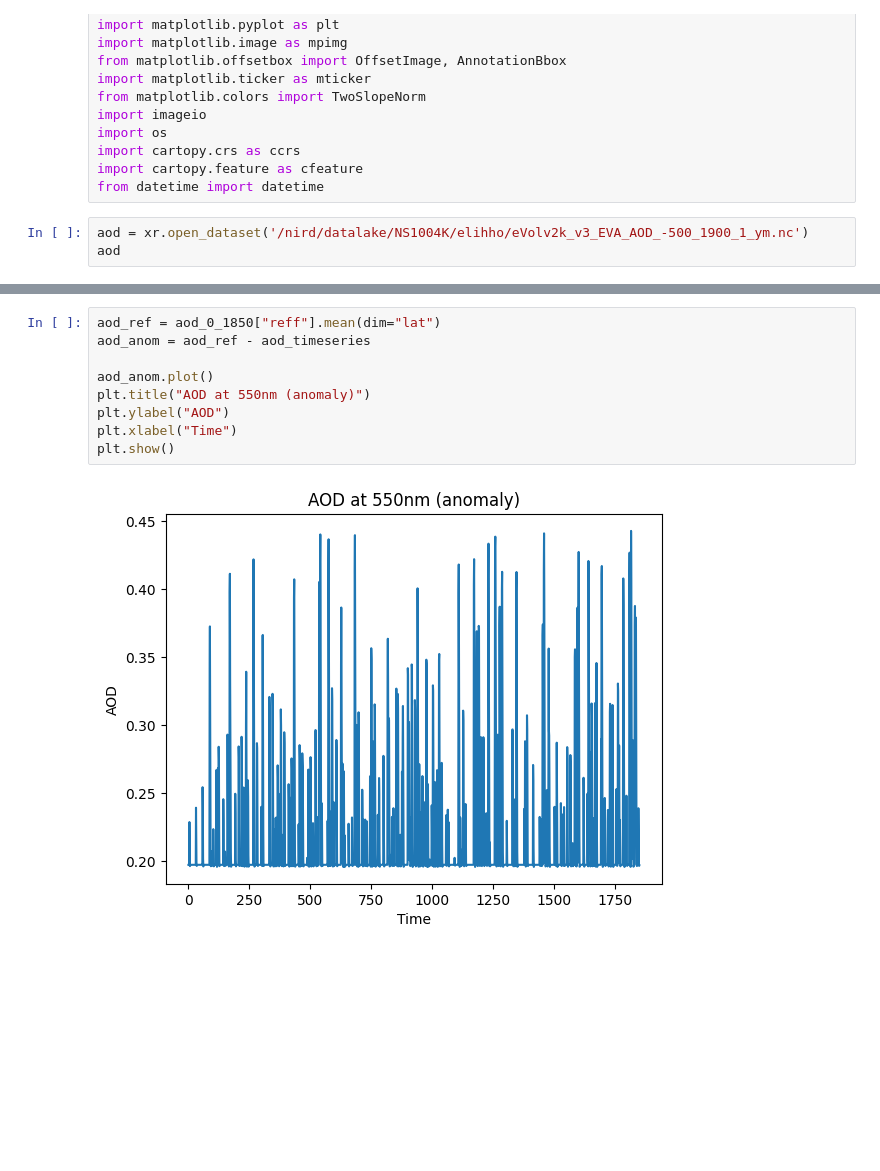
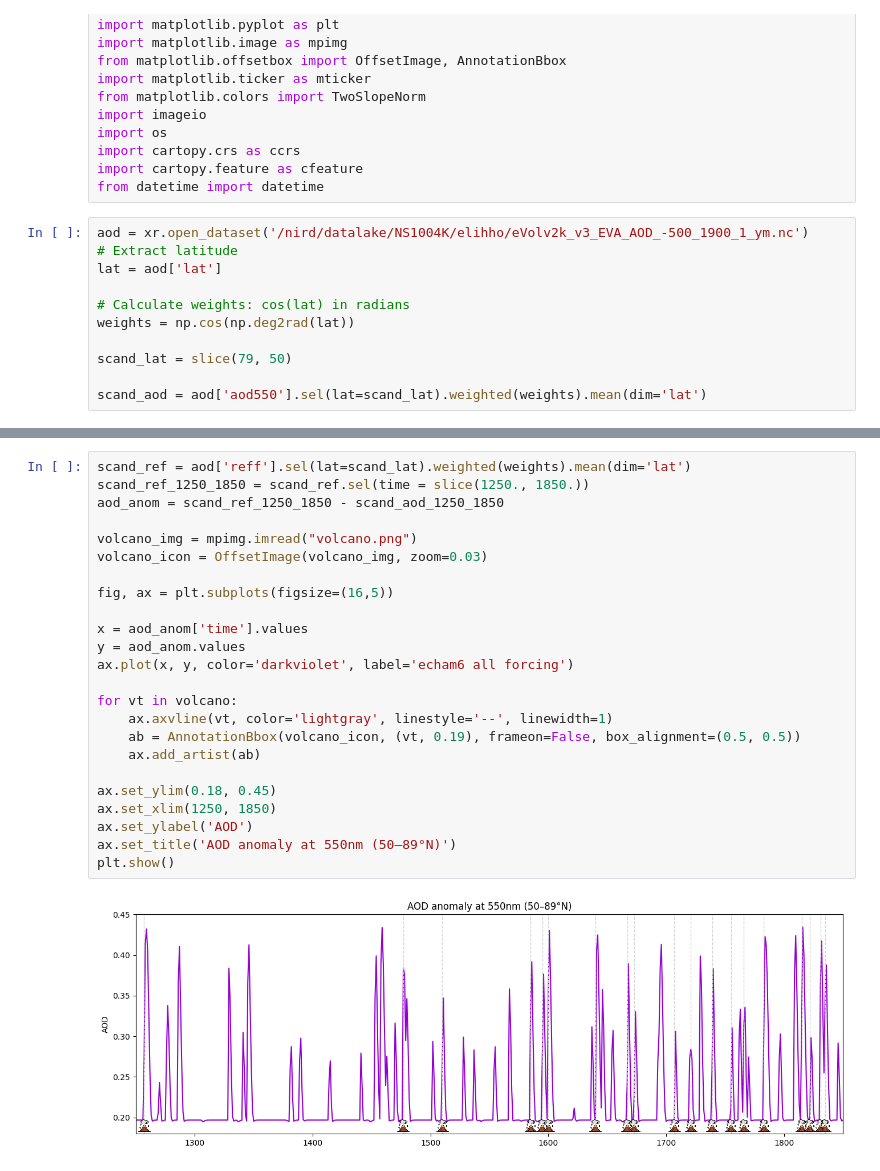
Before and after one commit to EliHHogemo/lia, a Jupyter notebook: AOD_plots.ipynb, the cells around one changed output, grey strips where cells are left out. Saved outputs shown, nothing was run; the diff lists cells and outputs as text; blank space fills up the shorter version.

```diff
--- a/AOD_plots.ipynb
+++ b/AOD_plots.ipynb
@@ -16,4 +16,12 @@ import cartopy.feature as cfeature
 from datetime import datetime
 # %%
 aod = xr.open_dataset('/nird/datalake/NS1004K/elihho/eVolv2k_v3_EVA_AOD_-500_1900_1_ym.nc')
-aod
+# Extract latitude
+lat = aod['lat']
+
+# Calculate weights: cos(lat) in radians
+weights = np.cos(np.deg2rad(lat))
+
+scand_lat = slice(79, 50)
+
+scand_aod = aod['aod550'].sel(lat=scand_lat).weighted(weights).mean(dim='lat')
@@ -50,12 +55,27 @@ plt.show()
 # %%
-aod_ref = aod_0_1850["reff"].mean(dim="lat")
-aod_anom = aod_ref - aod_timeseries
+scand_ref = aod['reff'].sel(lat=scand_lat).weighted(weights).mean(dim='lat')
+scand_ref_1250_1850 = scand_ref.sel(time = slice(1250., 1850.))
+aod_anom = scand_ref_1250_1850 - scand_aod_1250_1850
 
-aod_anom.plot()
-plt.title("AOD at 550nm (anomaly)")
-plt.ylabel("AOD")
-plt.xlabel("Time")
+volcano_img = mpimg.imread("volcano.png")
+volcano_icon = OffsetImage(volcano_img, zoom=0.03)
+
+fig, ax = plt.subplots(figsize=(16,5))
+
+x = aod_anom['time'].values
+y = aod_anom.values
+ax.plot(x, y, color='darkviolet', label='echam6 all forcing')
+
+for vt in volcano:
+    ax.axvline(vt, color='lightgray', linestyle='--', linewidth=1)
+    ab = AnnotationBbox(volcano_icon, (vt, 0.19), frameon=False, box_alignment=(0.5, 0.5))
+    ax.add_artist(ab)
+
+ax.set_ylim(0.18, 0.45)
+ax.set_xlim(1250, 1850)
+ax.set_ylabel('AOD')
+ax.set_title('AOD anomaly at 550nm (50–89°N)')
 plt.show()
 # %% [output]
-[figure, old version]
+[figure, new version]
 # %%
```
Also changed, not shown: parts of 3 cells of this notebook, 2 other files.
